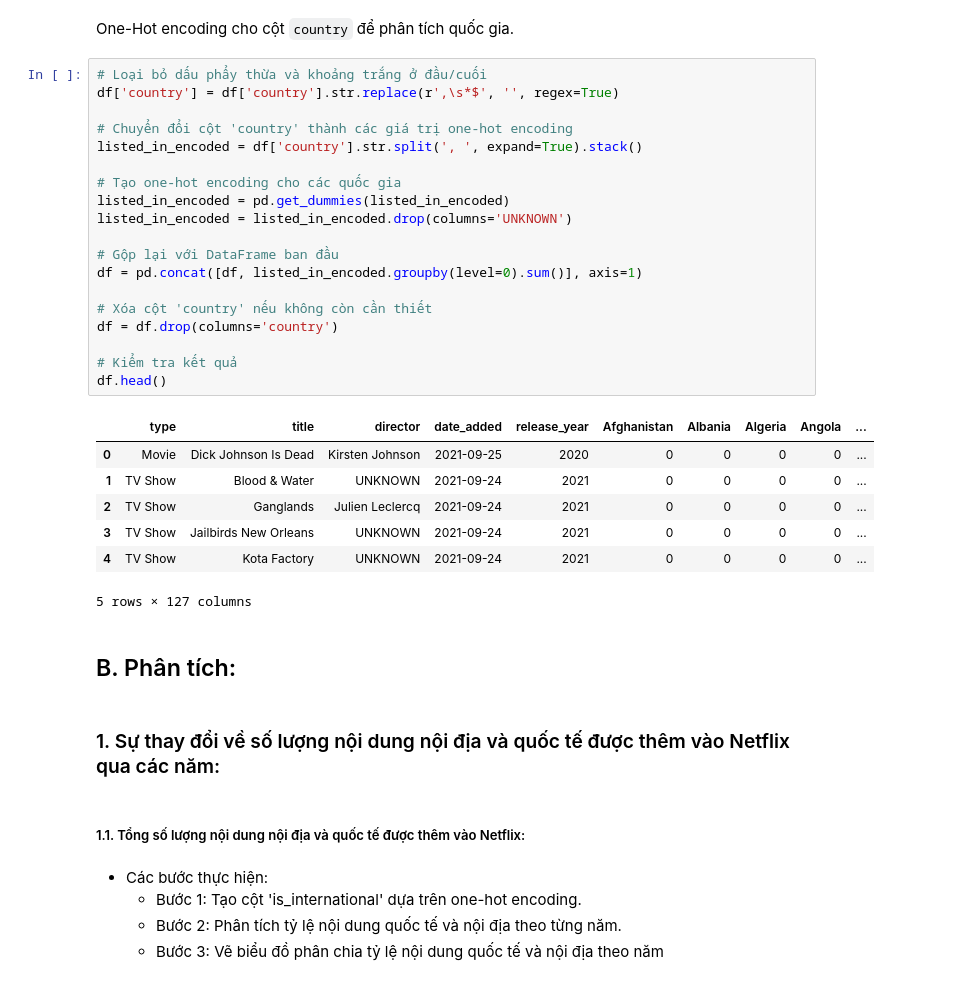
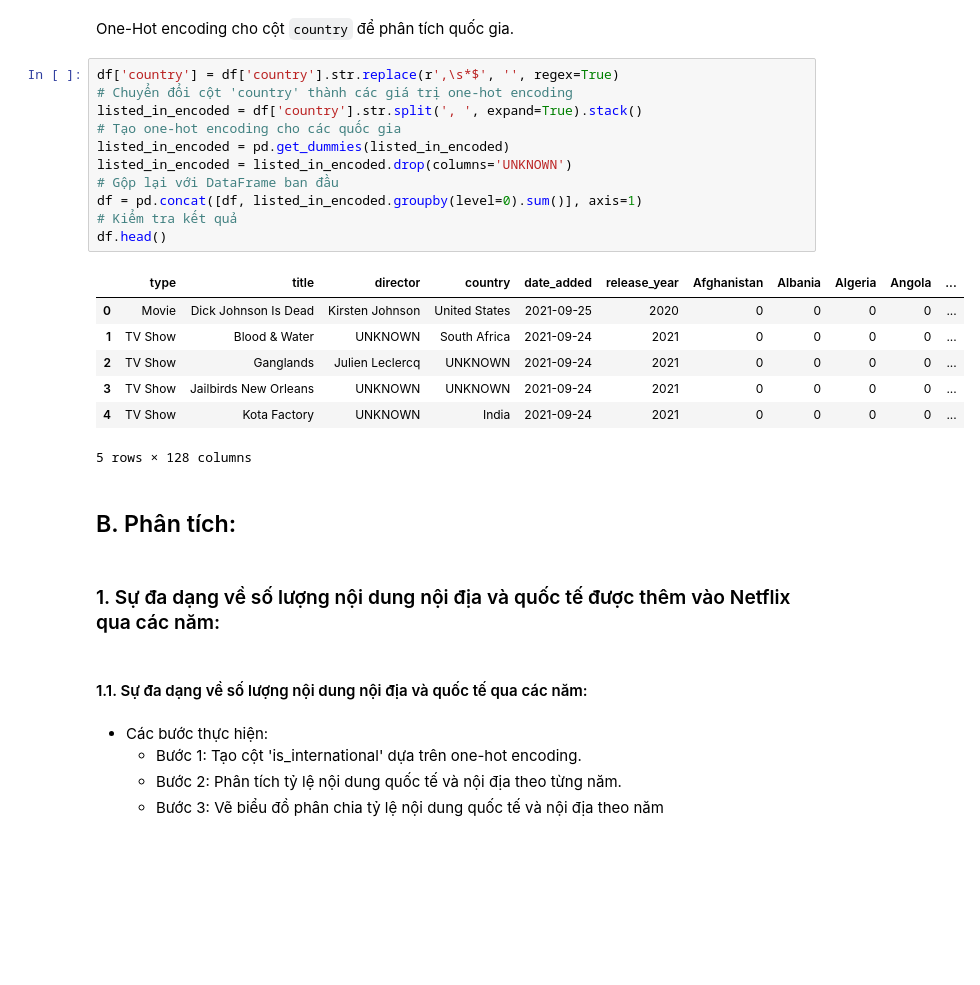
Before and after one commit to kNhung/PDS_FinalProject, a Jupyter notebook: data_questions/kngan_question2.ipynb, the cells around one changed output. Cells and saved outputs as stored; diff of their text form; blank space fills up the shorter version.

```diff
--- a/data_questions/kngan_question2.ipynb
+++ b/data_questions/kngan_question2.ipynb
@@ -51,38 +66,30 @@ Name: country, dtype: object
 # %% [markdown]
 One-Hot encoding cho cột `country` để phân tích quốc gia.
 # %%
-# Loại bỏ dấu phẩy thừa và khoảng trắng ở đầu/cuối
 df['country'] = df['country'].str.replace(r',\s*$', '', regex=True)
-
 # Chuyển đổi cột 'country' thành các giá trị one-hot encoding
 listed_in_encoded = df['country'].str.split(', ', expand=True).stack()
-
 # Tạo one-hot encoding cho các quốc gia
 listed_in_encoded = pd.get_dummies(listed_in_encoded)
 listed_in_encoded = listed_in_encoded.drop(columns='UNKNOWN')
-
 # Gộp lại với DataFrame ban đầu
 df = pd.concat([df, listed_in_encoded.groupby(level=0).sum()], axis=1)
-
-# Xóa cột 'country' nếu không còn cần thiết
-df = df.drop(columns='country')
-
 # Kiểm tra kết quả
 df.head()
 # %% [output]
-|  | type | title | director | date_added | release_year | Afghanistan | Albania | Algeria | Angola | ... |
-| 0 | Movie | Dick Johnson Is Dead | Kirsten Johnson | 2021-09-25 | 2020 | 0 | 0 | 0 | 0 | ... |
-| 1 | TV Show | Blood & Water | UNKNOWN | 2021-09-24 | 2021 | 0 | 0 | 0 | 0 | ... |
-| 2 | TV Show | Ganglands | Julien Leclercq | 2021-09-24 | 2021 | 0 | 0 | 0 | 0 | ... |
-| 3 | TV Show | Jailbirds New Orleans | UNKNOWN | 2021-09-24 | 2021 | 0 | 0 | 0 | 0 | ... |
-| 4 | TV Show | Kota Factory | UNKNOWN | 2021-09-24 | 2021 | 0 | 0 | 0 | 0 | ... |
+|  | type | title | director | country | date_added | release_year | Afghanistan | Albania | Algeria | Angola | ... |
+| 0 | Movie | Dick Johnson Is Dead | Kirsten Johnson | United States | 2021-09-25 | 2020 | 0 | 0 | 0 | 0 | ... |
+| 1 | TV Show | Blood & Water | UNKNOWN | South Africa | 2021-09-24 | 2021 | 0 | 0 | 0 | 0 | ... |
+| 2 | TV Show | Ganglands | Julien Leclercq | UNKNOWN | 2021-09-24 | 2021 | 0 | 0 | 0 | 0 | ... |
+| 3 | TV Show | Jailbirds New Orleans | UNKNOWN | UNKNOWN | 2021-09-24 | 2021 | 0 | 0 | 0 | 0 | ... |
+| 4 | TV Show | Kota Factory | UNKNOWN | India | 2021-09-24 | 2021 | 0 | 0 | 0 | 0 | ... |
-5 rows × 127 columns
+5 rows × 128 columns
 # %% [markdown]
 ## B. Phân tích:
 # %% [markdown]
-### 1. Sự thay đổi về số lượng nội dung nội địa và quốc tế được thêm vào Netflix qua các năm:
+### 1. Sự đa dạng về số lượng nội dung nội địa và quốc tế được thêm vào Netflix qua các năm:
 # %% [markdown]
-##### 1.1. Tổng số lượng nội dung nội địa và quốc tế được thêm vào Netflix:
+#### 1.1. Sự đa dạng về số lượng nội dung nội địa và quốc tế qua các năm:
 # %% [markdown]
 - Các bước thực hiện:
     - Bước 1: Tạo cột 'is_international' dựa trên one-hot encoding.
```
Also changed, not shown: parts of 35 cells of this notebook.
